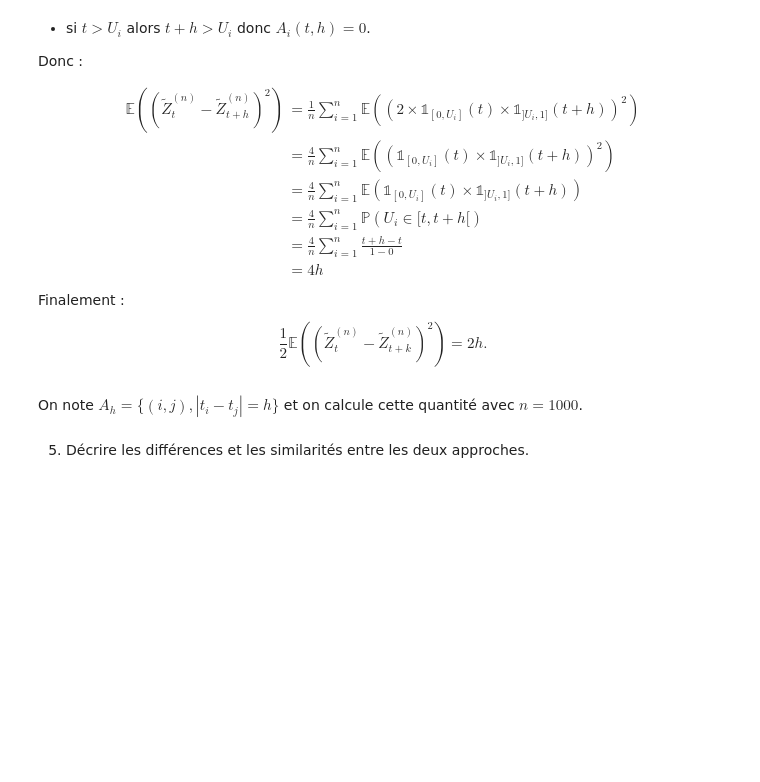
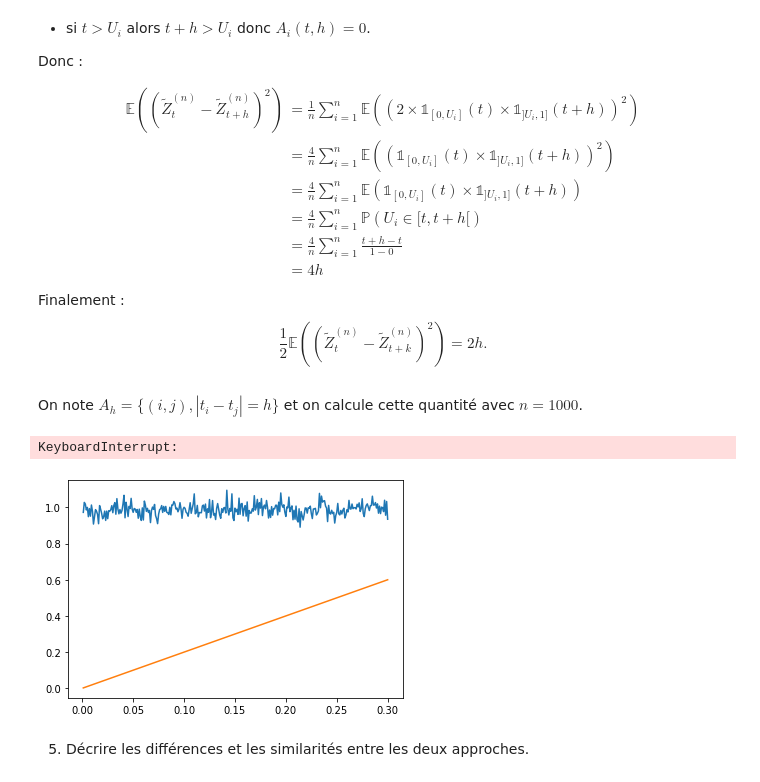
Before and after one commit to gabrielleberrada/projet_num_proba, a Jupyter notebook: Projet_numerique_de_Probabilités_2022 - enonce.ipynb, the cells around one changed output. Drawn from its saved outputs; the diff is of its cells as text; code cells hidden in the pictures; blank space fills up the shorter version.

```diff
--- a/Projet_numerique_de_Probabilités_2022 - enonce.ipynb
+++ b/Projet_numerique_de_Probabilités_2022 - enonce.ipynb
@@ -348,7 +354,6 @@ On note $A_h = \{(i,j),|t_i-t_j|=h \}$ et on calcule cette quantité avec $n=100
 # %%
 n = 1_000
 H = np.arange(0.001, 0.301, 0.001)
-Q = []
 for h in H:
     res = 0
     A_h = []
@@ -363,6 +368,32 @@ for h in H:
 
 plt.plot(H,Q)
 plt.show()
+# %% [output]
+KeyboardInterrupt:
+# %%
+n = 1_000
+H = np.arange(0.001, 0.301, 0.001)
+Q_data = []
+Q_theory = 2*H
+Z = [Z_tild(i/n, n) for i in range(n+1)]
+for h in H:
+    hn = int(h*n)
+    q = 0
+    compt = 0
+    for i in range(n+1):
+        if i + hn <= n:
+            q += (Z[i] + Z[i + hn])**2
+            compt +=1
+        if i >= hn:
+            q += (Z[i] + Z[i - hn])**2
+            compt +=1
+    q/= (2*compt)
+    Q_data.append(q)
+plt.plot(H, Q_data)
+plt.plot(H, Q_theory)
+plt.show()
+# %% [output]
+[figure, added]
 # %% [markdown]
 5. Décrire les différences et les similarités entre les deux approches.
 # %% [markdown]
```
Also changed, not shown: parts of 5 cells of this notebook.
